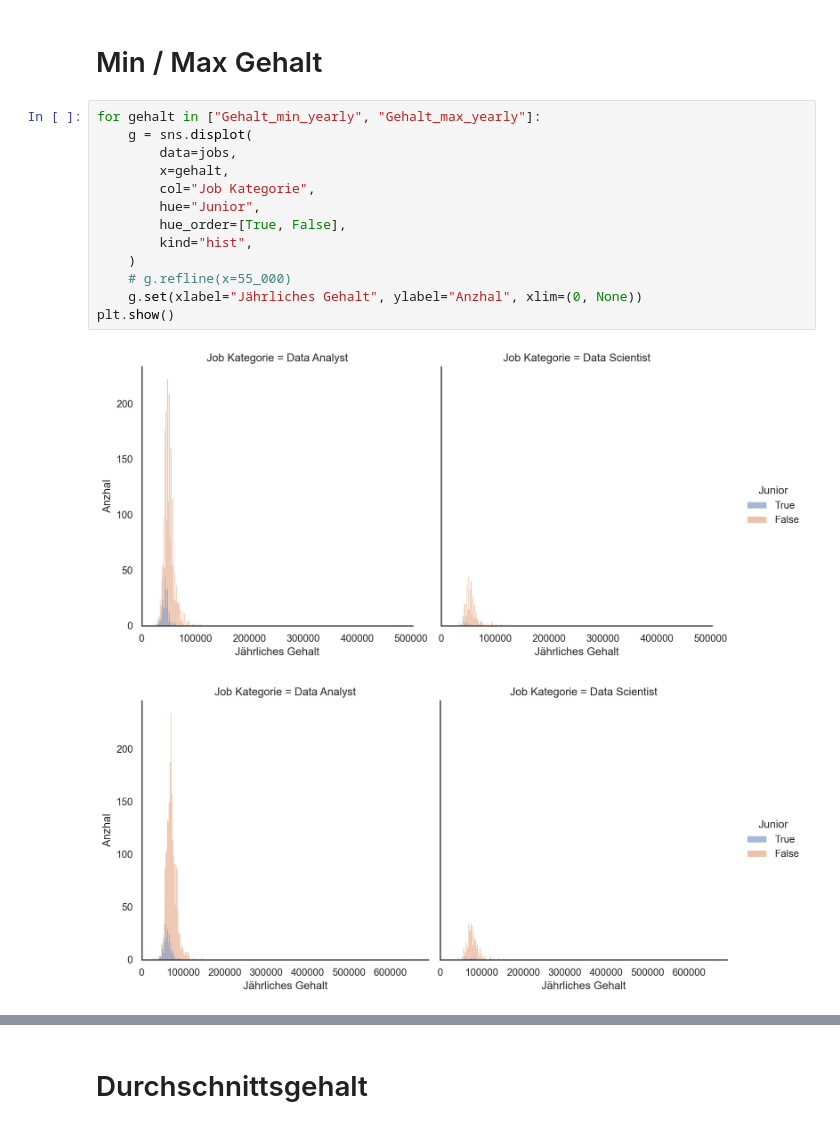
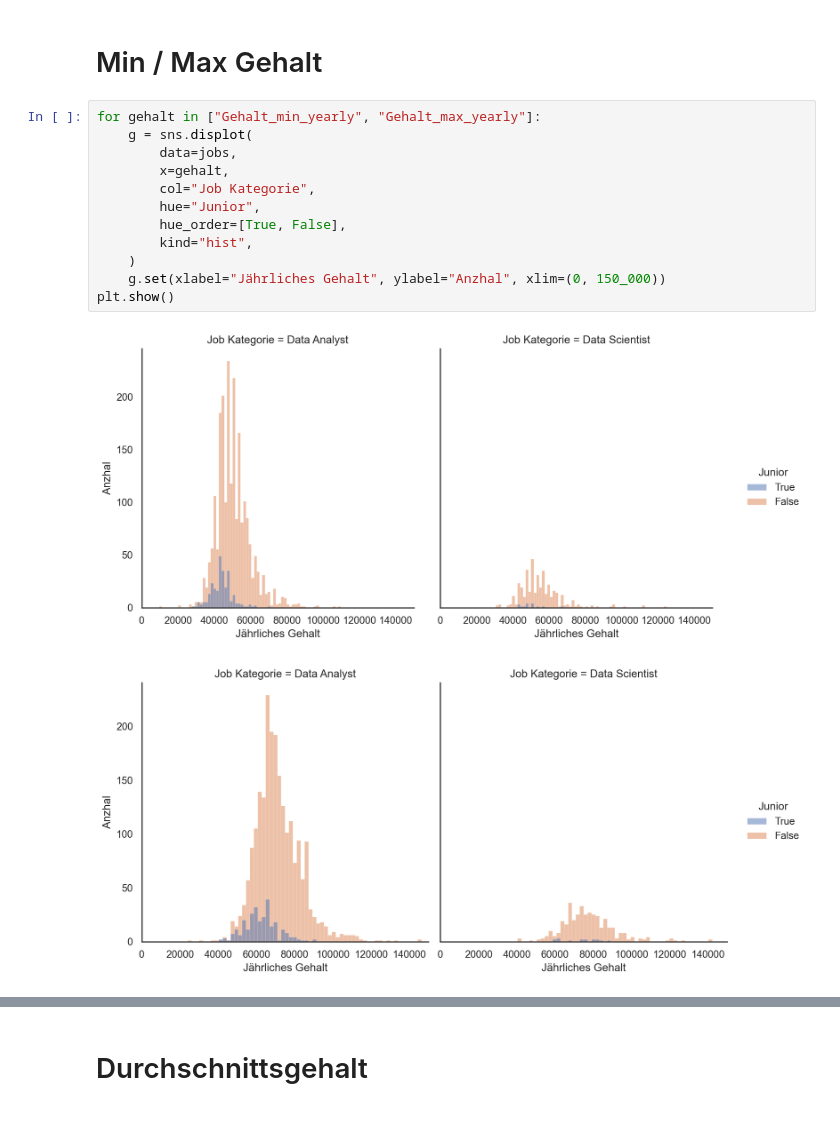
Before and after one commit to tim-hilde/Data-Science-Jobs, a Jupyter notebook: notebooks/03-Gehalt.ipynb, the cells around one changed output, grey strips where cells are left out. Cells and saved outputs as stored; diff of their text form.

```diff
--- a/notebooks/03-Gehalt.ipynb
+++ b/notebooks/03-Gehalt.ipynb
@@ -34,19 +34,18 @@ plt.show()
 # %%
 for gehalt in ["Gehalt_min_yearly", "Gehalt_max_yearly"]:
     g = sns.displot(
         data=jobs,
         x=gehalt,
         col="Job Kategorie",
         hue="Junior",
         hue_order=[True, False],
         kind="hist",
     )
-    # g.refline(x=55_000)
-    g.set(xlabel="Jährliches Gehalt", ylabel="Anzhal", xlim=(0, None))
+    g.set(xlabel="Jährliches Gehalt", ylabel="Anzhal", xlim=(0, 150_000))
 plt.show()
 # %% [output]
-[figure, old version]
+[figure, new version]
-[figure, old version]
+[figure, new version]
 # %%
 g = sns.catplot(
     data=jobs,
```
Also changed, not shown: parts of 14 cells of this notebook.
